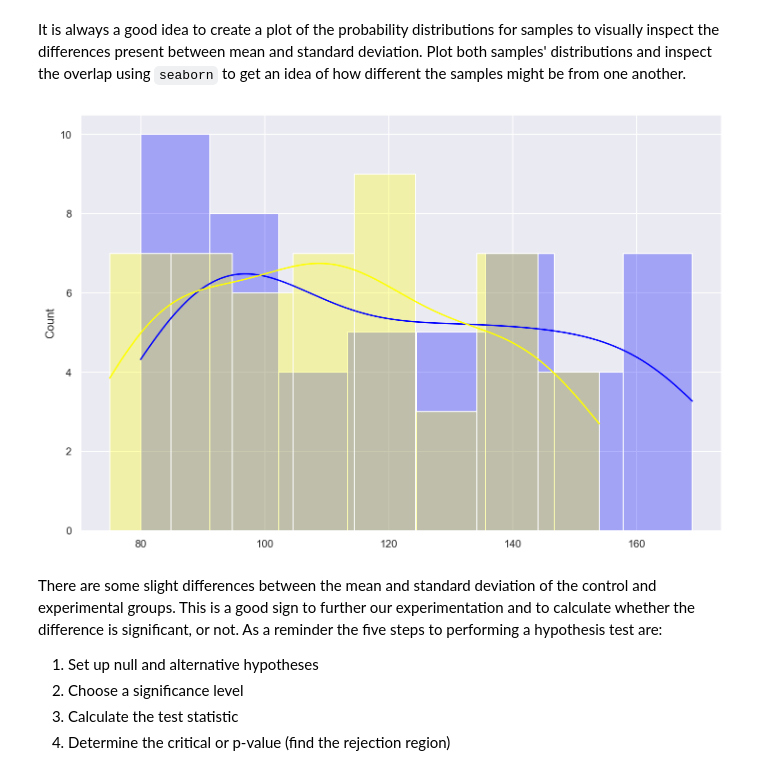
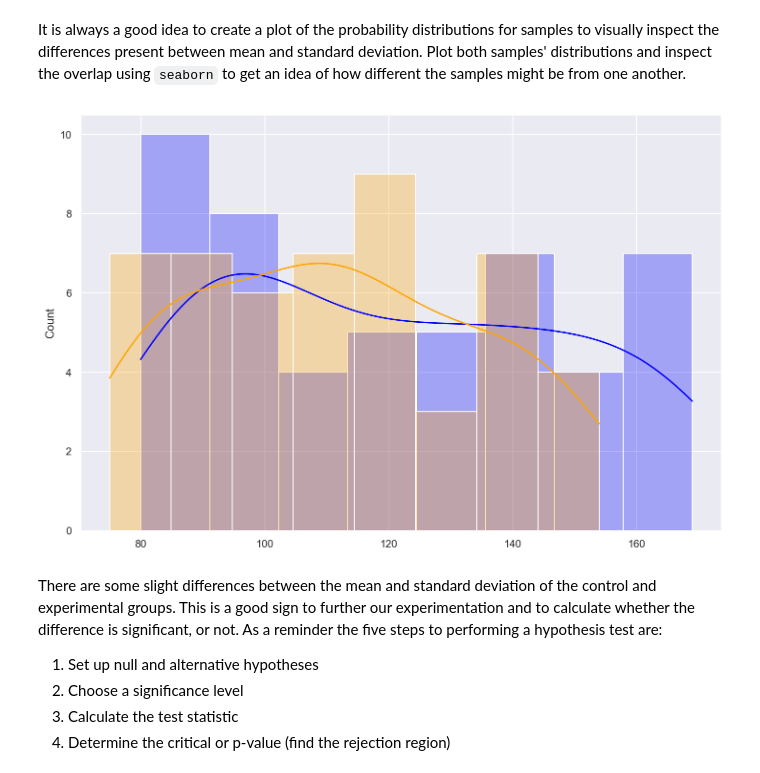
Before and after one commit to kevgross89/dsc-two-sample-t-tests-lab, a Jupyter notebook: index.ipynb, the cells around one changed output. Drawn from its saved outputs; the diff is of its cells as text; code cells hidden in the pictures.

```diff
--- a/index.ipynb
+++ b/index.ipynb
@@ -56,9 +56,9 @@ It is always a good idea to create a plot of the probability distributions for s
 # %%
 sns.set(rc={'figure.figsize':(12,8)})
 sns.histplot(control, kde=True, bins=8, alpha=0.3, color='blue')
-sns.histplot(experimental, kde=True, bins=8, color="yellow", alpha = 0.3);
+sns.histplot(experimental, kde=True, bins=8, color="orange", alpha = 0.3);
 # %% [output]
-[figure, old version]
+[figure, new version]
 # %% [markdown]
 There are some slight differences between the mean and standard deviation of the control and experimental groups. This is a good sign to further our experimentation and to calculate whether the difference is significant, or not. As a reminder the five steps to performing a hypothesis test are:
 
```
Also changed, not shown: parts of 9 cells of this notebook.
